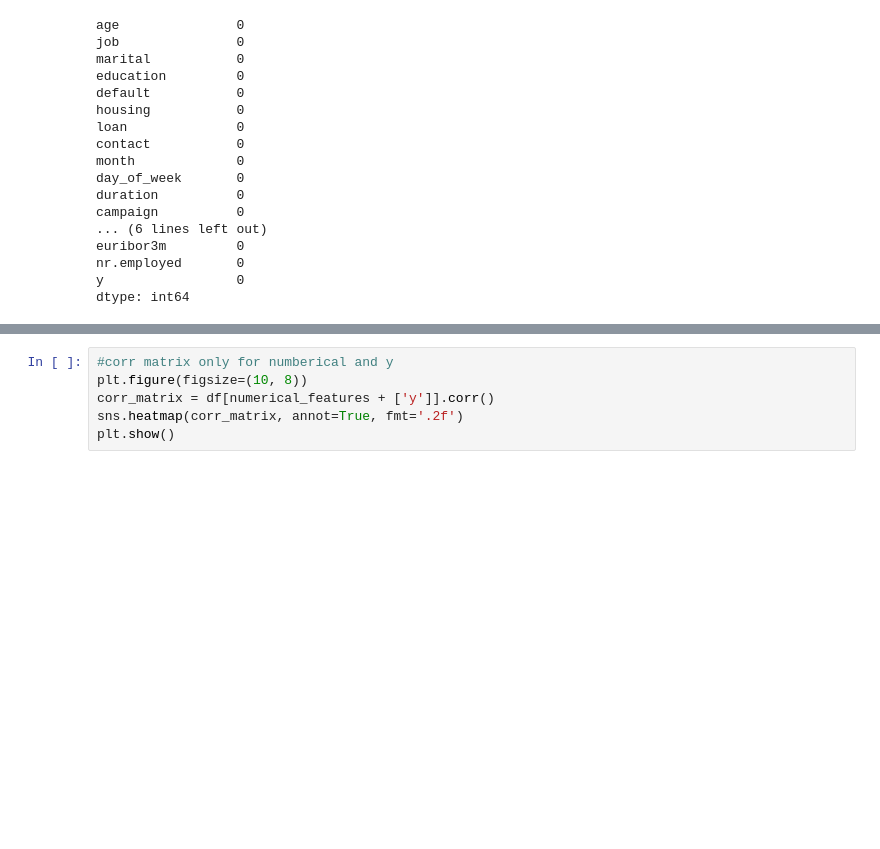
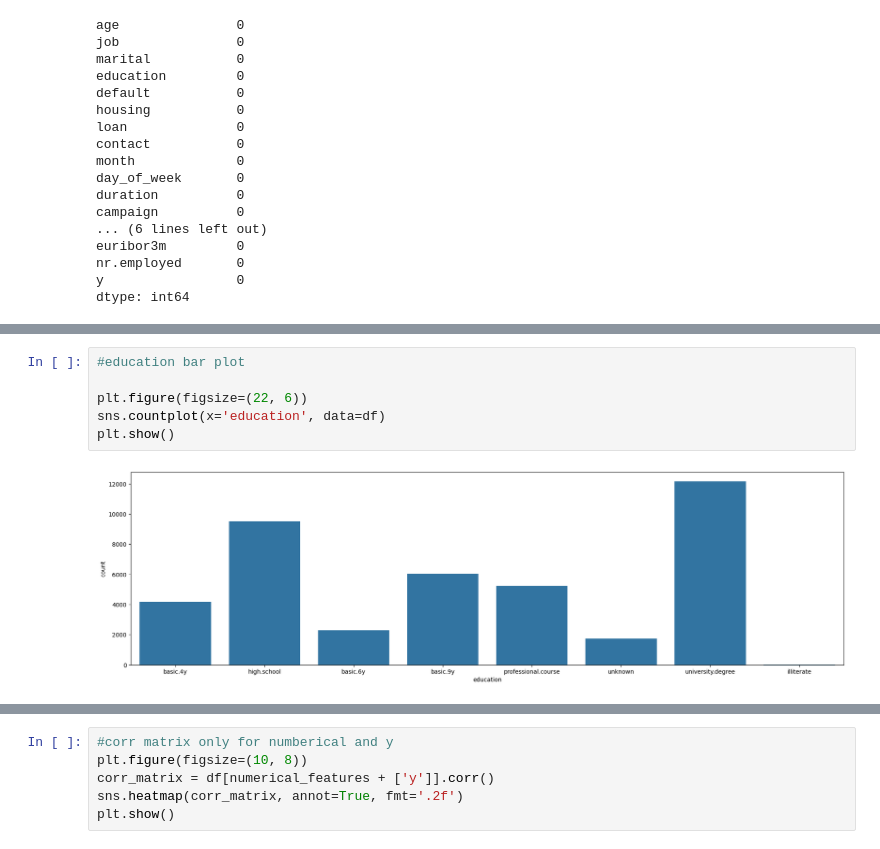
Before and after one commit to Egor1077/Works, a Jupyter notebook: Bank marketing campaign/Analysis.ipynb, the cells around one changed output, grey strips where cells are left out. Cells and saved outputs as stored; diff of their text form; blank space fills up the shorter version.

```diff
--- a/Bank marketing campaign/Analysis.ipynb
+++ b/Bank marketing campaign/Analysis.ipynb
@@ -42,0 +87,8 @@ dtype: int64
+# %%
+#education bar plot
+
+plt.figure(figsize=(22, 6))
+sns.countplot(x='education', data=df)
+plt.show()
+# %% [output]
+[figure, added]
```
Also changed, not shown: parts of 21 cells of this notebook, 1 other file.
